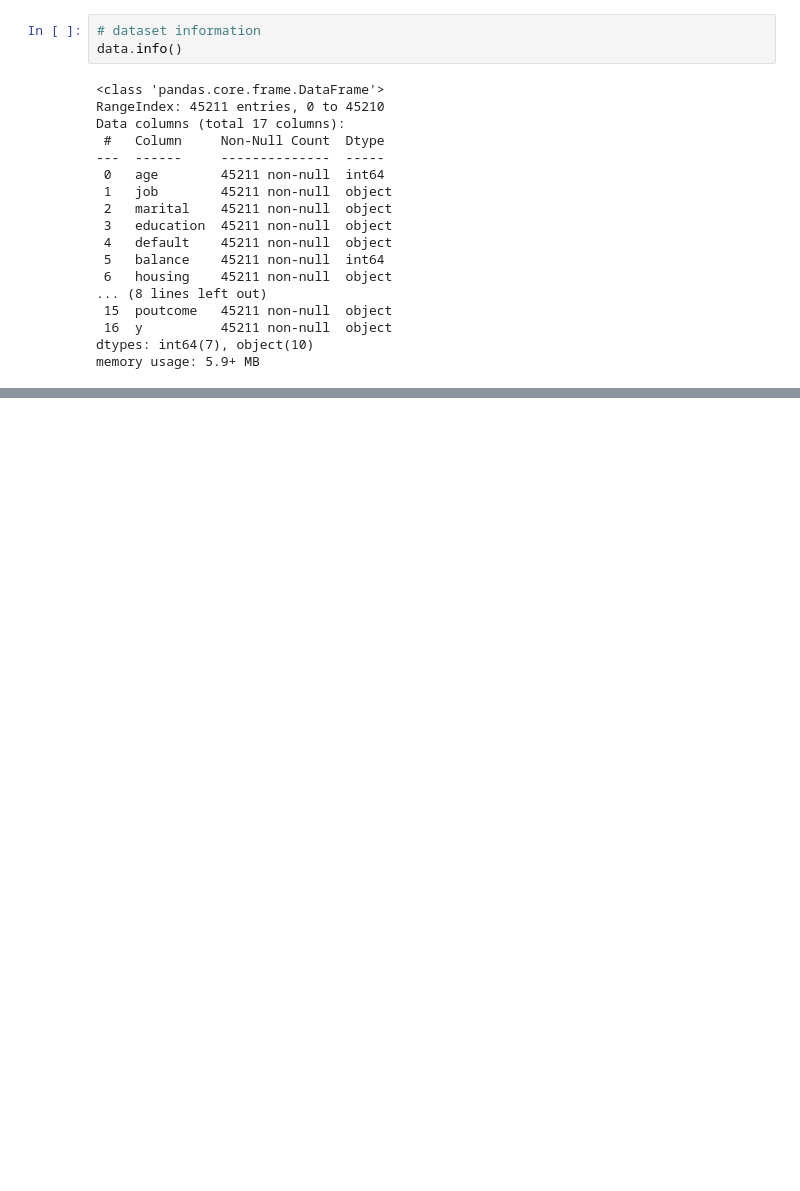
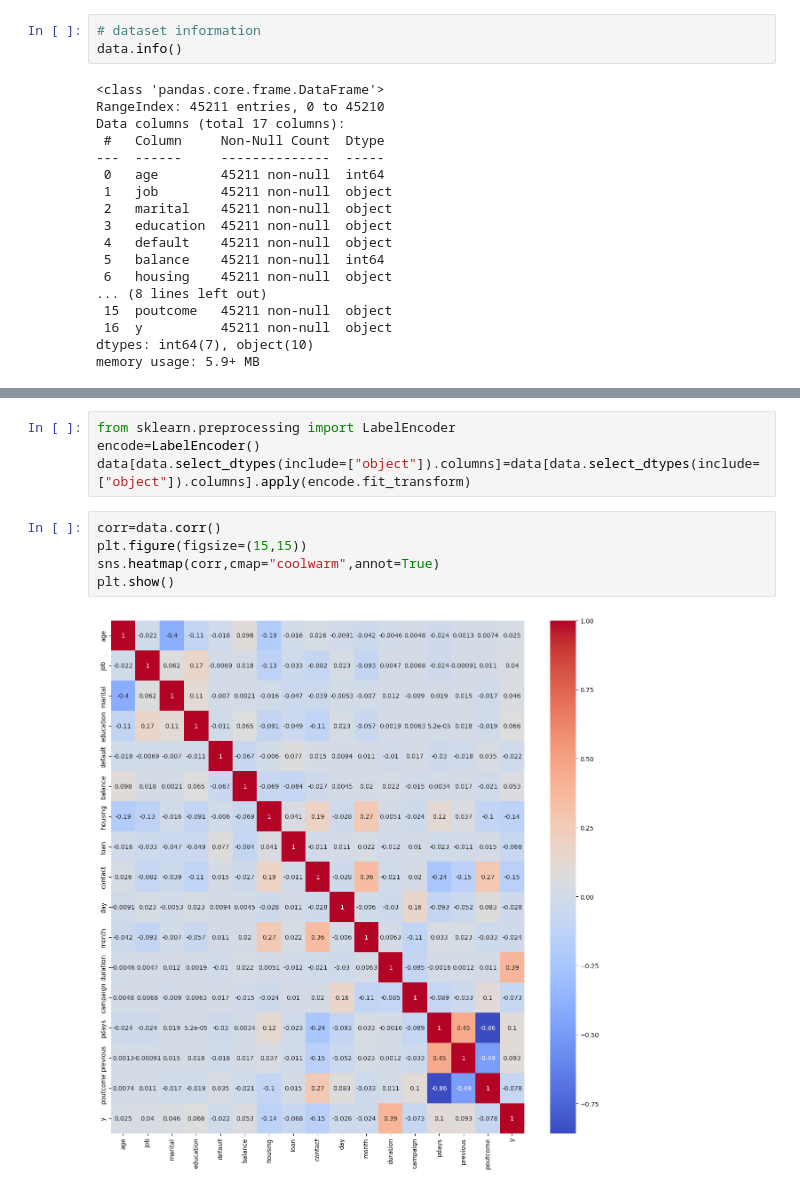
Before and after one commit to mayurkadam9833/Bank-Term-Deposit-Subscription-Prediction, a Jupyter notebook: research/experiments.ipynb, the cells around one changed output, grey strips where cells are left out. Saved outputs shown, nothing was run; the diff lists cells and outputs as text; blank space fills up the shorter version.

```diff
--- a/research/experiments.ipynb
+++ b/research/experiments.ipynb
@@ -42,0 +178,11 @@ memory usage: 5.9+ MB
+# %%
+from sklearn.preprocessing import LabelEncoder
+encode=LabelEncoder()
+data[data.select_dtypes(include=["object"]).columns]=data[data.select_dtypes(include=["object"]).columns].apply(encode.fit_transform)
+# %%
+corr=data.corr()
+plt.figure(figsize=(15,15))
+sns.heatmap(corr,cmap="coolwarm",annot=True)
+plt.show()
+# %% [output]
+[figure, added]
```
Also changed, not shown: parts of 18 cells of this notebook.
